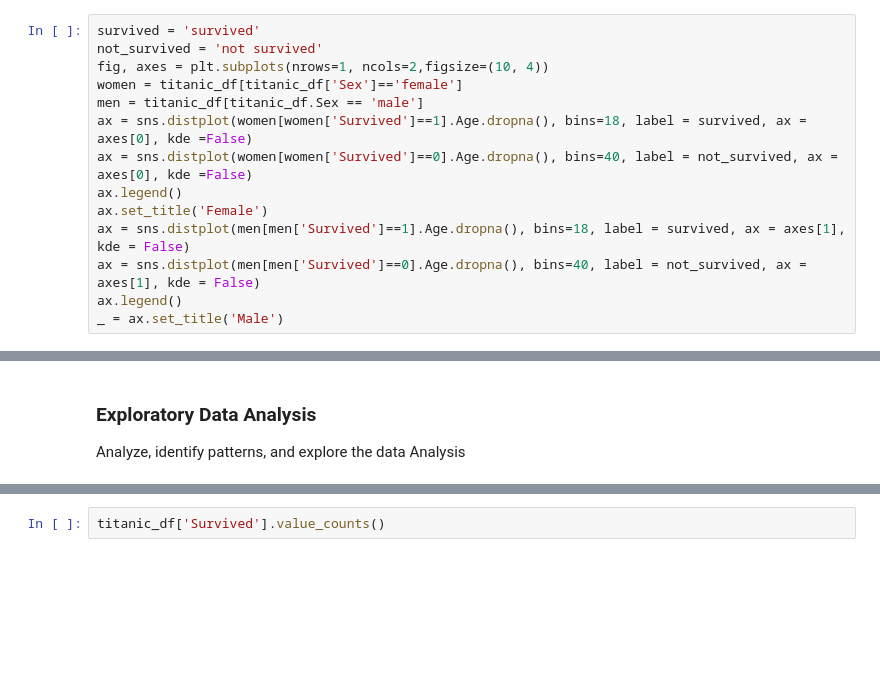
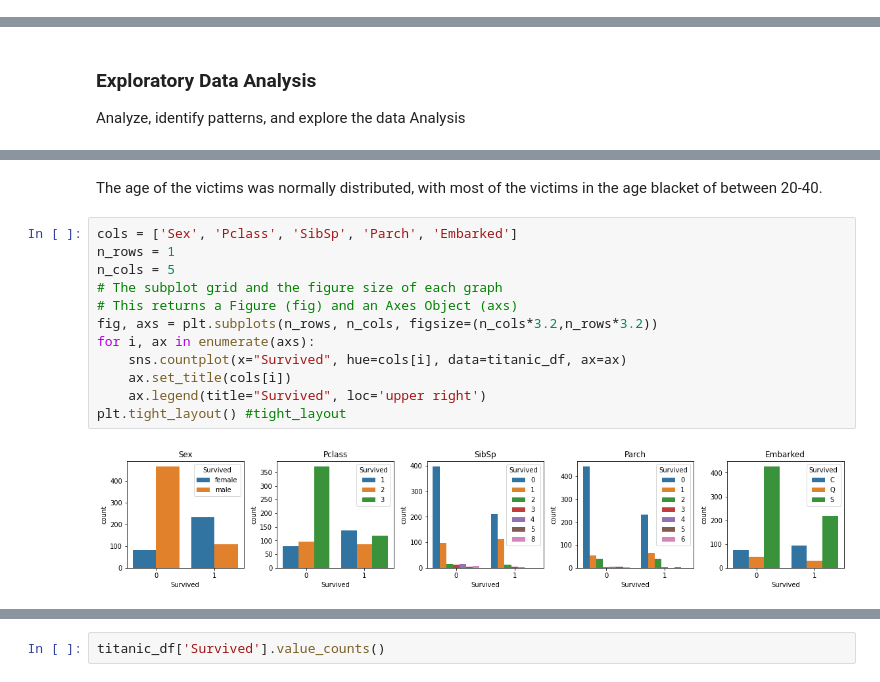
Before and after one commit to sophia14324/ML-predication-of-Titanic-Disaster, a Jupyter notebook: Titanic.ipynb, the cells around one changed output, grey strips where cells are left out. Saved outputs shown, nothing was run; the diff lists cells and outputs as text; blank space fills up the shorter version.

```diff
--- a/Titanic.ipynb
+++ b/Titanic.ipynb
@@ -222,14 +181,0 @@ sns.boxplot(titanic_df['Age'])
-# %%
-survived = 'survived'
-not_survived = 'not survived'
-fig, axes = plt.subplots(nrows=1, ncols=2,figsize=(10, 4))
-women = titanic_df[titanic_df['Sex']=='female']
-men = titanic_df[titanic_df.Sex == 'male']
-ax = sns.distplot(women[women['Survived']==1].Age.dropna(), bins=18, label = survived, ax = axes[0], kde =False)
-ax = sns.distplot(women[women['Survived']==0].Age.dropna(), bins=40, label = not_survived, ax = axes[0], kde =False)
-ax.legend()
-ax.set_title('Female')
-ax = sns.distplot(men[men['Survived']==1].Age.dropna(), bins=18, label = survived, ax = axes[1], kde = False)
-ax = sns.distplot(men[men['Survived']==0].Age.dropna(), bins=40, label = not_survived, ax = axes[1], kde = False)
-ax.legend()
-_ = ax.set_title('Male')
@@ -241,0 +216,16 @@ Analyze, identify patterns, and explore the data Analysis
+# %% [markdown]
+The age of the victims was normally distributed, with most of the victims in the age blacket of between 20-40.
+# %%
+cols = ['Sex', 'Pclass', 'SibSp', 'Parch', 'Embarked']
+n_rows = 1
+n_cols = 5
+# The subplot grid and the figure size of each graph
+# This returns a Figure (fig) and an Axes Object (axs)
+fig, axs = plt.subplots(n_rows, n_cols, figsize=(n_cols*3.2,n_rows*3.2))
+for i, ax in enumerate(axs):
+    sns.countplot(x="Survived", hue=cols[i], data=titanic_df, ax=ax)
+    ax.set_title(cols[i])
+    ax.legend(title="Survived", loc='upper right')
+plt.tight_layout() #tight_layout
+# %% [output]
+[figure, added]
```
Also changed, not shown: parts of 80 cells of this notebook.
